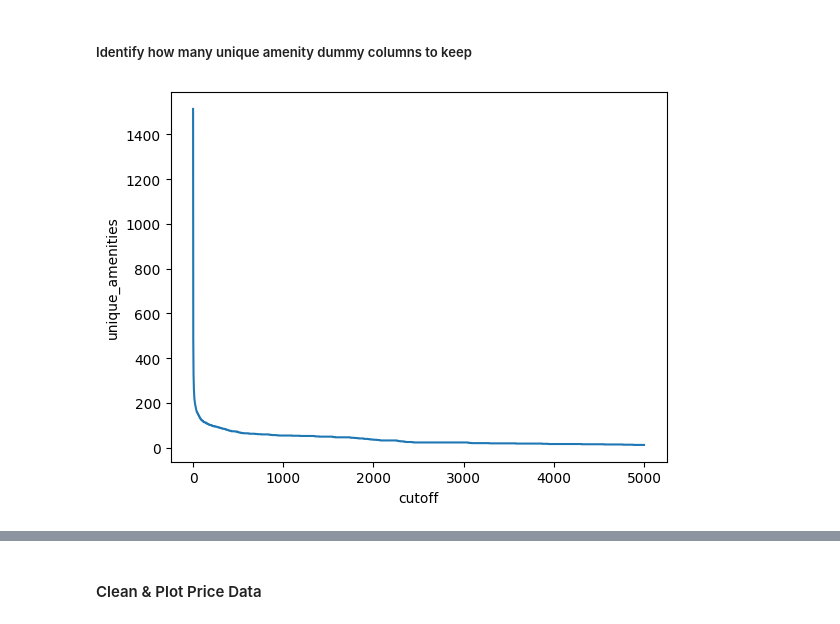
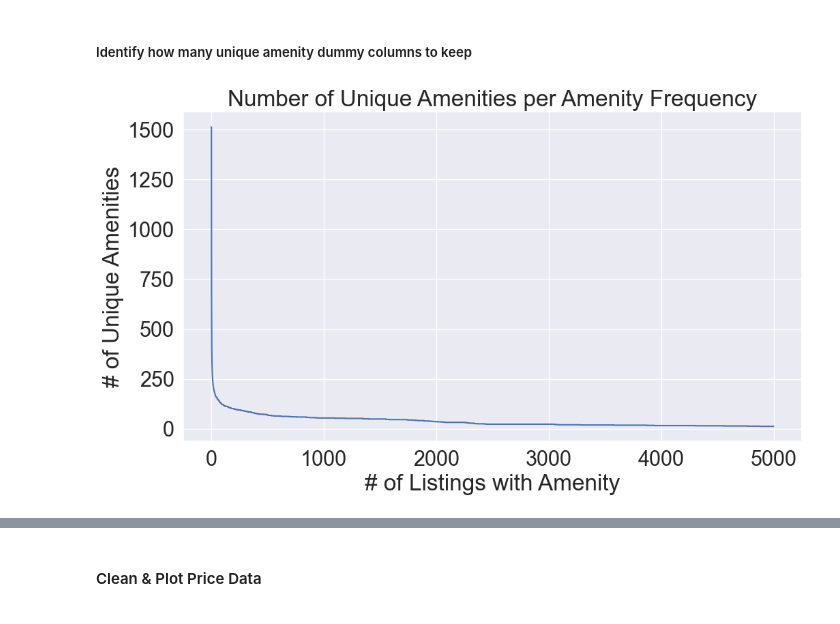
Before and after one commit to ben-sas/munich_airbnb_analysis, a Jupyter notebook: munich_airbnb_analysis.ipynb, the cells around one changed output, grey strips where cells are left out. Cells and saved outputs as stored; diff of their text form; code cells hidden in the pictures.

```diff
--- a/munich_airbnb_analysis.ipynb
+++ b/munich_airbnb_analysis.ipynb
@@ -198,31 +198,34 @@ df_amenities = pd.get_dummies(df_listings["amenities_list"].apply(pd.Series).sta
 # %%
 # Keep only values above threshold:
 # https://stackoverflow.com/questions/29281815/pandas-select-dataframe-columns-using-boolean
 
 cutoff_data = []
 # Visually inspect which is the best cutoff
 for cutoff in range(5000):
     amenities_keep = df_amenities.sum() > cutoff
     cutoff_data.append(len(amenities_keep.index[amenities_keep]))
 
 df_cutoff = pd.DataFrame(cutoff_data)
 df_cutoff = df_cutoff.reset_index()
 df_cutoff = df_cutoff.rename(columns={"index":"cutoff", 0:"unique_amenities"})
 
 # Plot unique amenities columns per cutoff value
-sns.lineplot(data=df_cutoff, x="cutoff", y="unique_amenities")
+sns.set(font_scale=2)
+amenities_plot = sns.lineplot(data=df_cutoff, x="cutoff", y="unique_amenities")
+amenities_plot.set(xlabel="# of Listings with Amenity", ylabel="# of Unique Amenities", title="Number of Unique Amenities per Amenity Frequency")
+plt.savefig("Unique_Amenities.png", bbox_inches="tight")
 plt.show()
 
 # Additional analysis: How much does the number of included unique amenities jump when the cutoff is changed?
 # df_cutoff["prev_cutoff"] = df_cutoff["unique_amenities"].shift(-1)
 # df_cutoff["cutoff_jump"] = 1 - df_cutoff["prev_cutoff"] / df_cutoff["unique_amenities"]
 # df_cutoff
 
 
 # sns.lineplot(data=df_cutoff, x="cutoff", y="cutoff_jump")
 # plt.show()
 # %% [output]
-[figure, old version]
+[figure, new version]
 # %%
 # Keep only amenities with at least x entries
 # Cutoff selected based on visual analysis and influence on model quality
```
Also changed, not shown: parts of 26 cells of this notebook.
